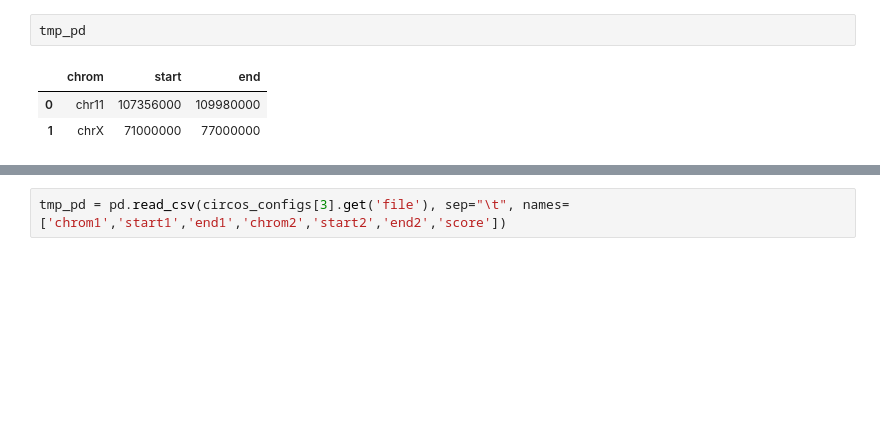
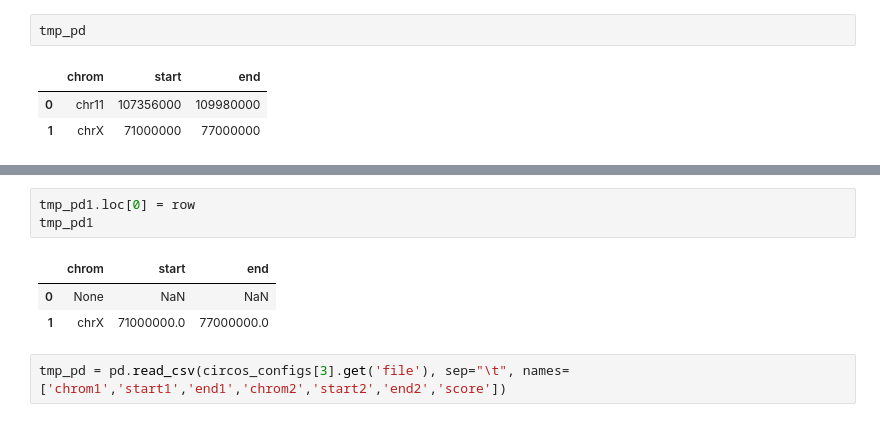
Before and after one commit to WenlongShen/ClusC, a Jupyter notebook: circos.ipynb, the cells around one changed output, grey strips where cells are left out. Drawn from its saved outputs; the diff is of its cells as text; blank space fills up the shorter version.

```diff
--- a/circos.ipynb
+++ b/circos.ipynb
@@ -61,3 +101,10 @@ for index, row in tmp_pd.iterrows():
+# %%
+tmp_pd1.loc[0] = row
+tmp_pd1
+# %% [output]
+|  | chrom | start | end |
+| 0 | None | NaN | NaN |
+| 1 | chrX | 71000000.0 | 77000000.0 |
 # %%
 tmp_pd = pd.read_csv(circos_configs[3].get('file'), sep="\t", names=['chrom1','start1','end1','chrom2','start2','end2','score'])
 # %%
```
Also changed, not shown: parts of 27 cells of this notebook, 2 other files.
